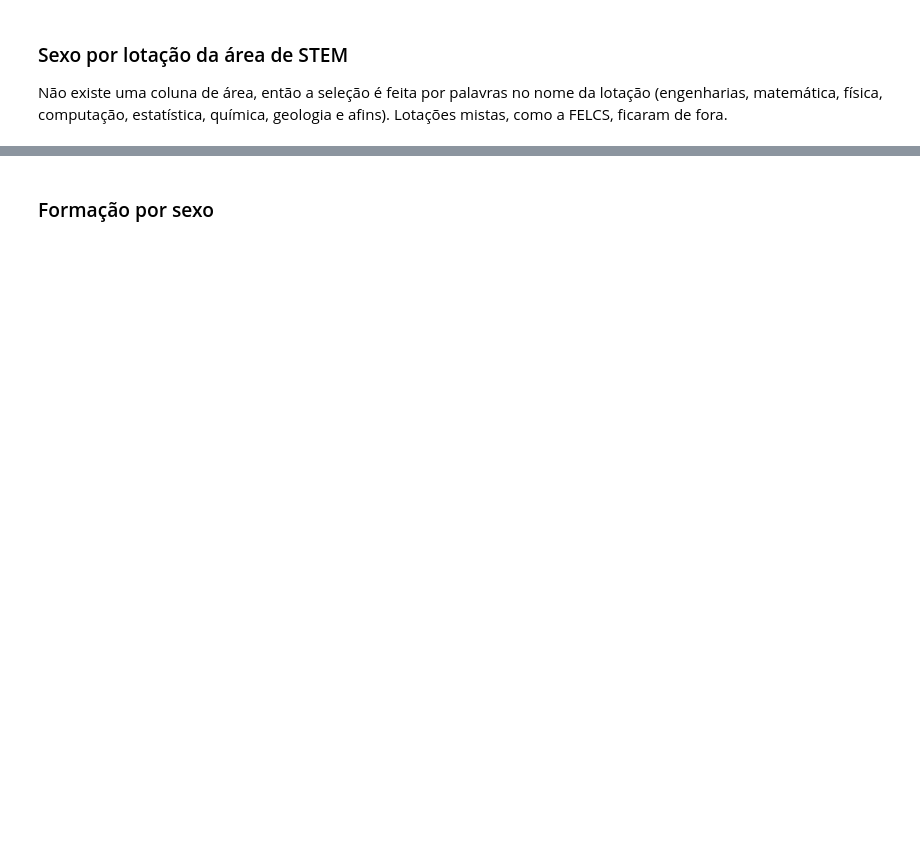
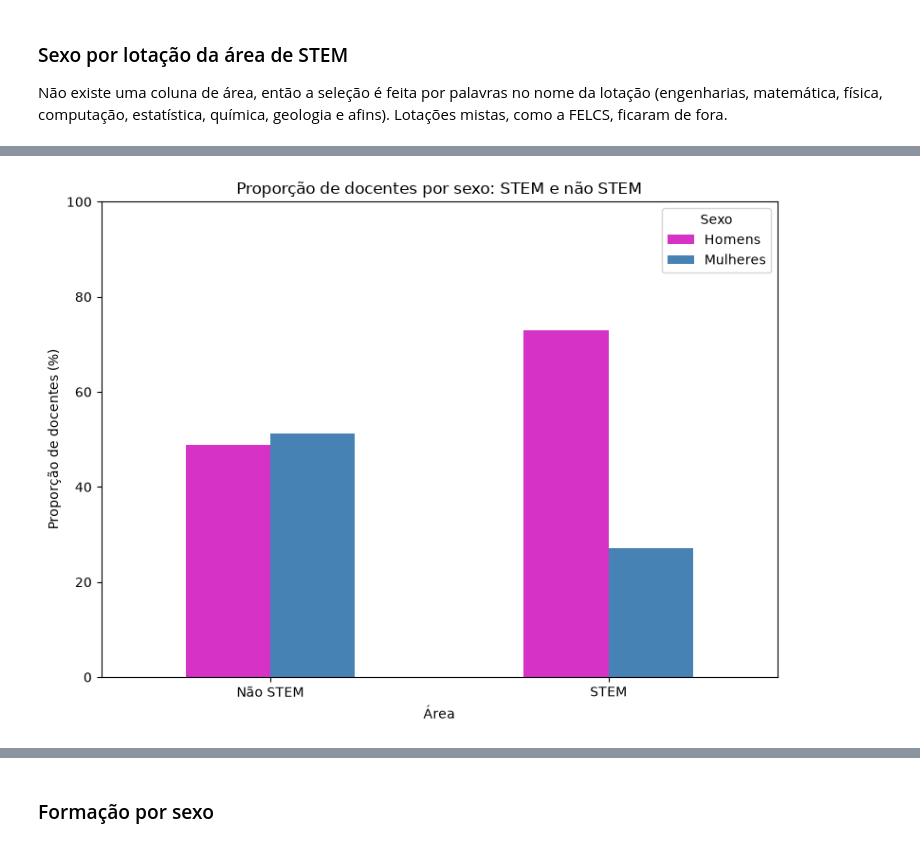
Before and after one commit to hannavit42/Ciencia_de_dados, a Jupyter notebook: Unidade_01/Professores_ufrn/notebooks/01_EDA.ipynb, the cells around one changed output, grey strips where cells are left out. Drawn from its saved outputs; the diff is of its cells as text; code cells hidden in the pictures; blank space fills up the shorter version.

```diff
--- a/Unidade_01/Professores_ufrn/notebooks/01_EDA.ipynb
+++ b/Unidade_01/Professores_ufrn/notebooks/01_EDA.ipynb
@@ -415,3 +340,29 @@ stem["sexo"].value_counts()
+# %%
+docentes_area = superior.assign(area=eh_stem.map({True: "STEM", False: "Não STEM"}))
+
+
+proporcao_sexo_area = pd.crosstab(
+    docentes_area["area"],
+    docentes_area["sexo"],
+    normalize="index"
+).reindex(index=["Não STEM", "STEM"], columns=["M", "F"]) * 100
+
+ax = proporcao_sexo_area.plot(
+    kind="bar",
+    figsize=(8, 6),
+    color=["#d632c6", "steelblue"],
+    rot=0
+)
+
+ax.set_title("Proporção de docentes por sexo: STEM e não STEM")
+ax.set_xlabel("Área")
+ax.set_ylabel("Proporção de docentes (%)")
+ax.set_ylim(0, 100)
+ax.legend(["Homens","Mulheres"], title="Sexo")
+plt.tight_layout()
+plt.show()
+# %% [output]
+[figure, added]
 # %%
 tabela_sexo = stem.groupby(["lotacao", "sexo"]).size().unstack(fill_value=0)
 tabela_sexo = tabela_sexo[tabela_sexo.sum(axis=1) >= 10]  # ignora lotacoes muito pequenas
```
Also changed, not shown: parts of 17 cells of this notebook.
